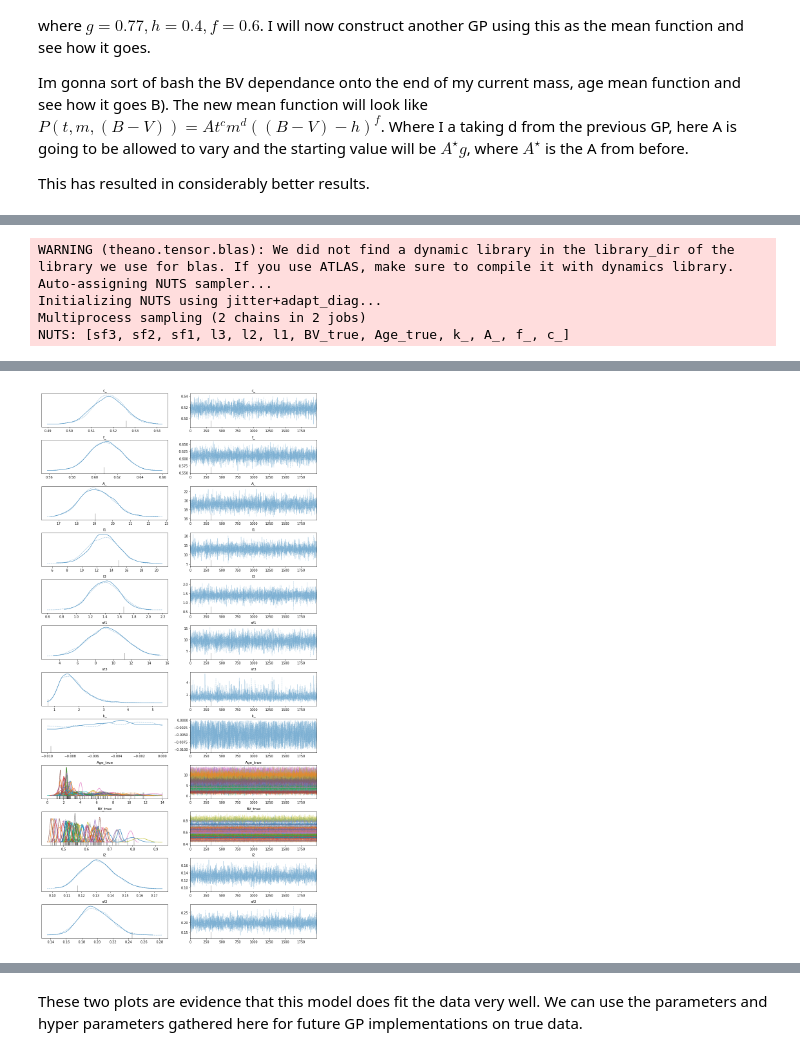
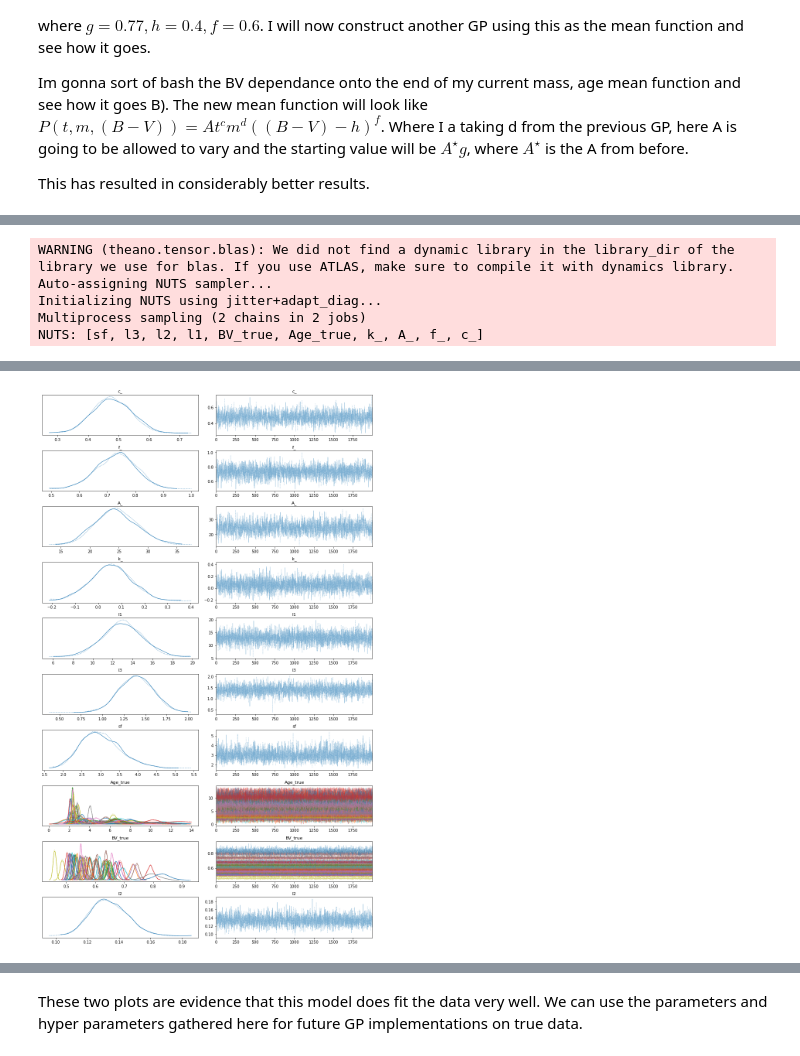
Before and after one commit to ni-phy/year4-project, a Jupyter notebook: Henry/3d_fitting_real.ipynb, the cells around one changed output, grey strips where cells are left out. Cells and saved outputs as stored; diff of their text form; code cells hidden in the pictures.

Commit message:
Improve fit, more comparisons
Improved the metalicity fit
Made plots more clear and seperated a few to make them more clear

```diff
--- a/Henry/3d_fitting_real.ipynb
+++ b/Henry/3d_fitting_real.ipynb
@@ -107,6 +129,10 @@ Mass  = np.array(data['modmass'])
 Mass_err_lo = np.array(data['lomodmass'])
 Mass_err_hi = np.array(data['upmodmass'])
 
+source = np.array(data['source'])
+
+hr_class = np.array(data['hrclass'])
+
 metal = np.array(data['feh'])
 
 b = pyasl.BallesterosBV_T()
@@ -120,10 +146,12 @@ Age_err = np.array([lin_err(Age[i], Age_err_lo[i], Age_err_hi[i]) for i in range
 Prot_err = np.array([lin_err(Prot[i], Prot_err_lo[i], Prot_err_hi[i]) for i in range(data_points)])
 
 
-sel_good = np.where((Age > 0.5)& (Prot_err < 40) & (Mass <1.6) & (Age != 2.6) & (flag != 3)) # select stars that arent too young and have 'sensible' error
+#sel_good = np.where((Age > 0.5)& (Prot_err < 40) & (Mass <1.29) & (Age != 2.6) & (flag != 3) &(flag!=2)) # select stars that arent too young and have 'sensible' error
 
-sel_bad = np.where(( (Age>5)&(Prot<4))) # Remove old stars that spin too fast
+#sel_bad = np.where(( (Age>5)&(Prot<4))) # Remove old stars that spin too fast
 
+sel_good = np.where((Age > 0.5)& (Prot_err < 40) & (Age != 2.6) & (flag != 3) &(flag!=2) & (metal != -0.44)) # select stars that arent too young and have 'sensible' error
+sel_bad = np.where(( (Age<2.2)&(Prot<6.1))) # young spinners
 
 #print(np.where(sel_good[0] == sel_bad[0][0]))
 xy, x_ind, y_ind  = (np.intersect1d(sel_good[0], sel_bad[0], return_indices=True))
@@ -142,7 +170,9 @@ Age_err_lo = Age_err_lo[sel]
 Age_err_hi = Age_err_hi[sel]
 Age_err = Age_err[sel]
 metal = metal[sel]
+source = source[sel]
 Mass = Mass[sel]
+hr_class = hr_class[sel]
 Mass_err_hi = Mass_err_hi[sel]
 Mass_err_lo = Mass_err_lo[sel]
 
@@ -256,12 +384,12 @@ with pm.Model() as model:
 # %%
 
 with model:
-  trace = pm.sample(2000, tune=3000, cores=2, target_accept=0.95)
+  trace = pm.sample(2000, tune=3000, cores=2, target_accept=0.9)
   arviz.plot_trace(trace)
 # %% [output]
 WARNING (theano.tensor.blas): We did not find a dynamic library in the library_dir of the library we use for blas. If you use ATLAS, make sure to compile it with dynamics library.
 Auto-assigning NUTS sampler...
 Initializing NUTS using jitter+adapt_diag...
 Multiprocess sampling (2 chains in 2 jobs)
-NUTS: [sf3, sf2, sf1, l3, l2, l1, BV_true, Age_true, k_, A_, f_, c_]
+NUTS: [sf, l3, l2, l1, BV_true, Age_true, k_, A_, f_, c_]
 [interactive output not drawn]
@@ -270,4 +397,4 @@ There was 1 divergence after tuning. Increase `target_accept` or reparameterize.
-[figure, old version]
+[figure, new version]
 # %%
 with model:
   print(arviz.summary(trace))
```
Also changed, not shown: parts of 29 cells of this notebook.
